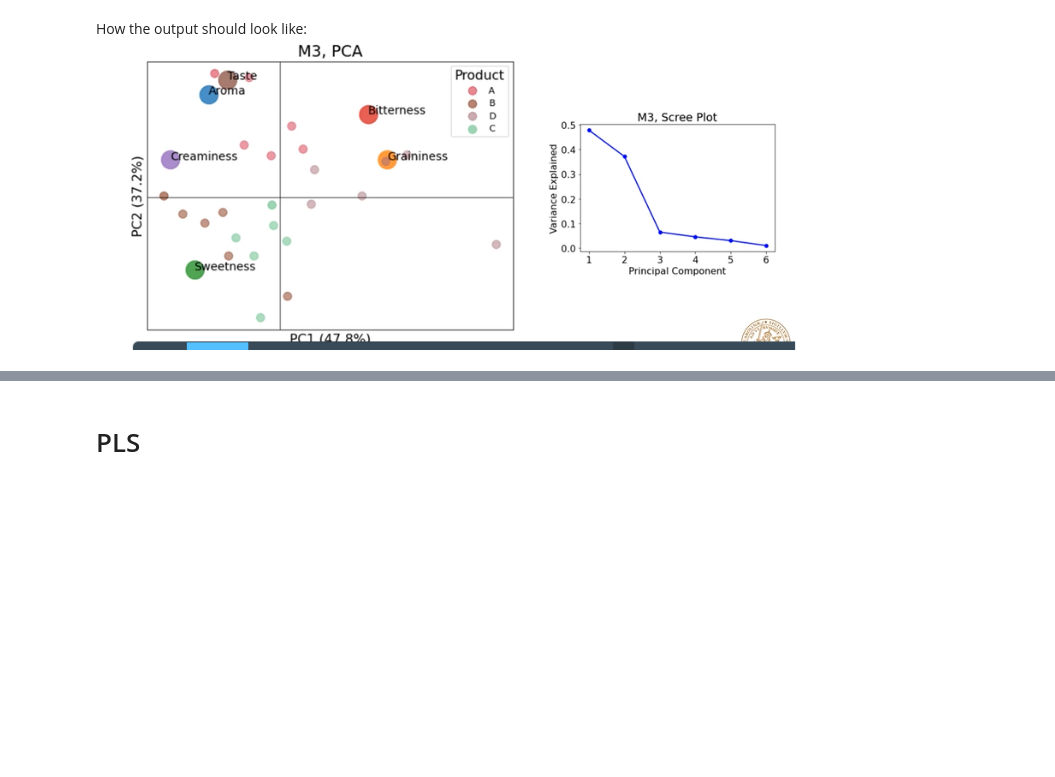
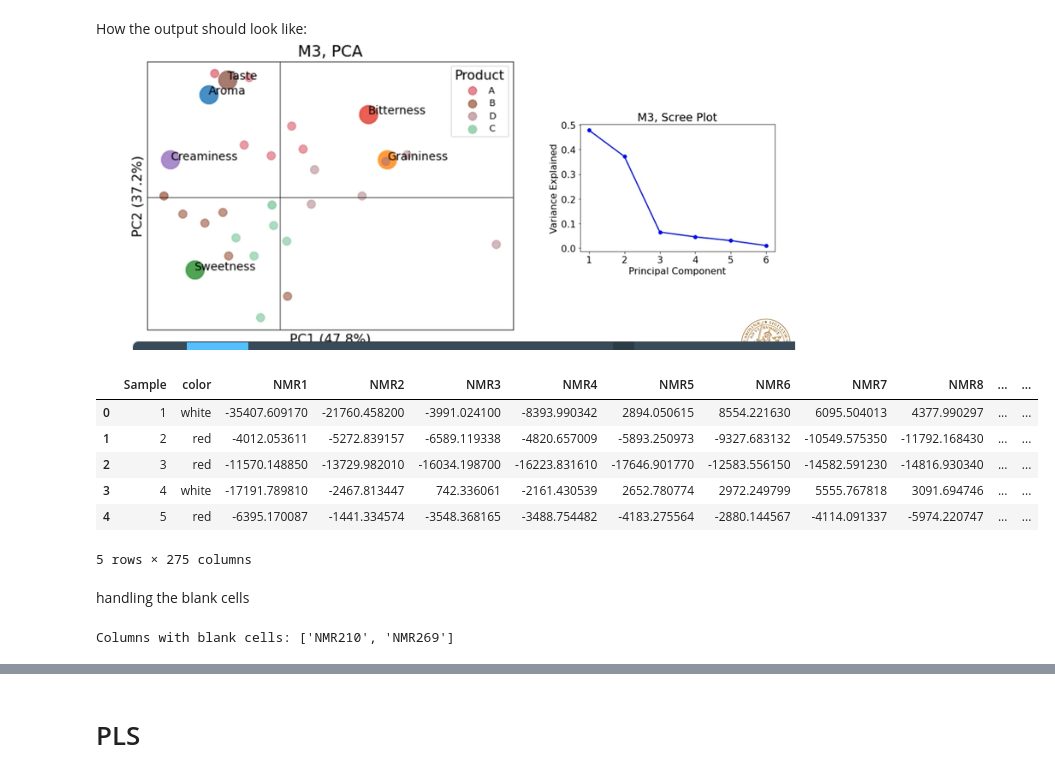
Before and after one commit to Jadelu03/M3, a Jupyter notebook: Task1.ipynb, the cells around one changed output, grey strips where cells are left out. Saved outputs shown, nothing was run; the diff lists cells and outputs as text; code cells hidden in the pictures; blank space fills up the shorter version.

```diff
--- a/Task1.ipynb
+++ b/Task1.ipynb
@@ -170,0 +169,24 @@ How the output should look like: ![image.png](attachment:image.png)
+# %%
+xdf = pd.read_csv('X_Mod.csv')
+ydf = pd.read_csv('C_Mod.csv')
+# %%
+xdf.head()
+# %% [output]
+|  | Sample | color | NMR1 | NMR2 | NMR3 | NMR4 | NMR5 | NMR6 | NMR7 | NMR8 | ... | ... |
+| 0 | 1 | white | -35407.609170 | -21760.458200 | -3991.024100 | -8393.990342 | 2894.050615 | 8554.221630 | 6095.504013 | 4377.990297 | ... | ... |
+| 1 | 2 | red | -4012.053611 | -5272.839157 | -6589.119338 | -4820.657009 | -5893.250973 | -9327.683132 | -10549.575350 | -11792.168430 | ... | ... |
+| 2 | 3 | red | -11570.148850 | -13729.982010 | -16034.198700 | -16223.831610 | -17646.901770 | -12583.556150 | -14582.591230 | -14816.930340 | ... | ... |
+| 3 | 4 | white | -17191.789810 | -2467.813447 | 742.336061 | -2161.430539 | 2652.780774 | 2972.249799 | 5555.767818 | 3091.694746 | ... | ... |
+| 4 | 5 | red | -6395.170087 | -1441.334574 | -3548.368165 | -3488.754482 | -4183.275564 | -2880.144567 | -4114.091337 | -5974.220747 | ... | ... |
+5 rows × 275 columns
+# %% [markdown]
+handling the blank cells
+# %%
+columns_with_nan = xdf.isna().any()
+
+# To get the names of columns with blank cells
+columns_with_blank_cells = columns_with_nan[columns_with_nan].index.tolist()
+
+print("Columns with blank cells:", columns_with_blank_cells)
+# %% [output]
+Columns with blank cells: ['NMR210', 'NMR269']
```
Also changed, not shown: parts of 21 cells of this notebook, 4 other files.
